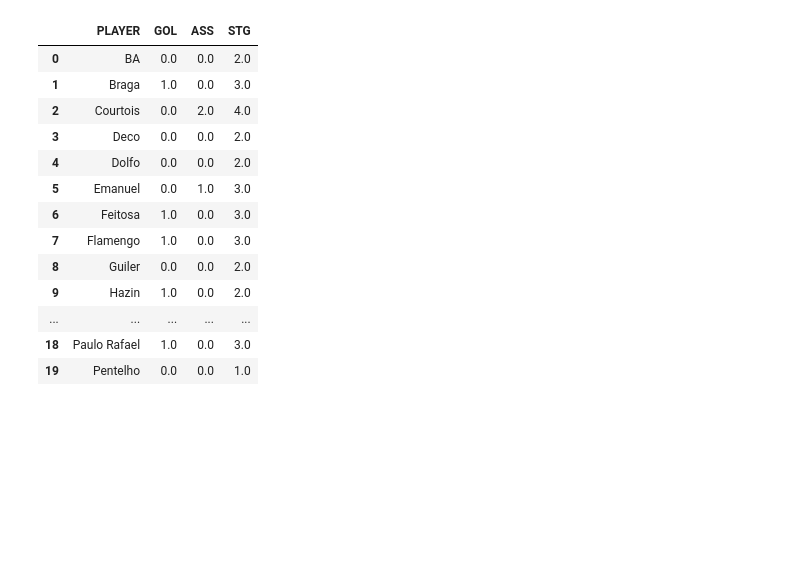
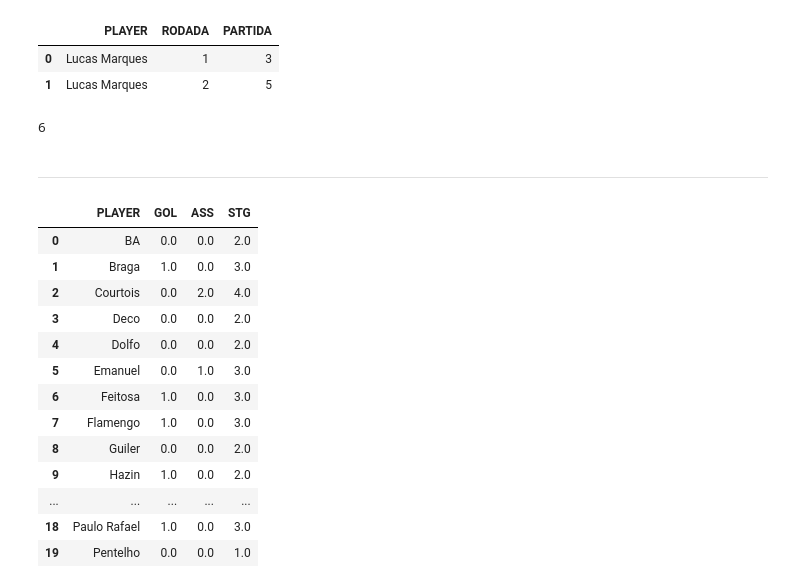
Before and after one commit to talesaraujoc/mrleague_v2_web_app, a Jupyter notebook: notebook_test.ipynb, the cells around one changed output. Drawn from its saved outputs; the diff is of its cells as text; code cells hidden in the pictures; blank space fills up the shorter version.

```diff
--- a/notebook_test.ipynb
+++ b/notebook_test.ipynb
@@ -16,3 +139,18 @@ df_season.fillna(0, inplace=True)
+# %%
+df_contador_copa = df_copas.loc[df_copas['PLAYER']=='Lucas Marques']
+df_contador_copa = df_contador_copa.groupby(['PLAYER', 'RODADA']).agg({'PARTIDA':'count'})
+df_contador_copa = df_contador_copa.reset_index()
+df_contador_copa
+# %% [output]
+|  | PLAYER | RODADA | PARTIDA |
+| 0 | Lucas Marques | 1 | 3 |
+| 1 | Lucas Marques | 2 | 5 |
+# %%
+df_contador_liga['RODADA'].count() + df_contador_copa['RODADA'].count()
+# %% [output]
+6
+# %% [markdown]
+----
 # %%
 df_target = df_season.loc[df_season['COMPETIÇÃO']=='LIGA']
 df_target = df_target.loc[df_target['RODADA']==20]
```
Also changed, not shown: parts of 34 cells of this notebook, 2 other files.
